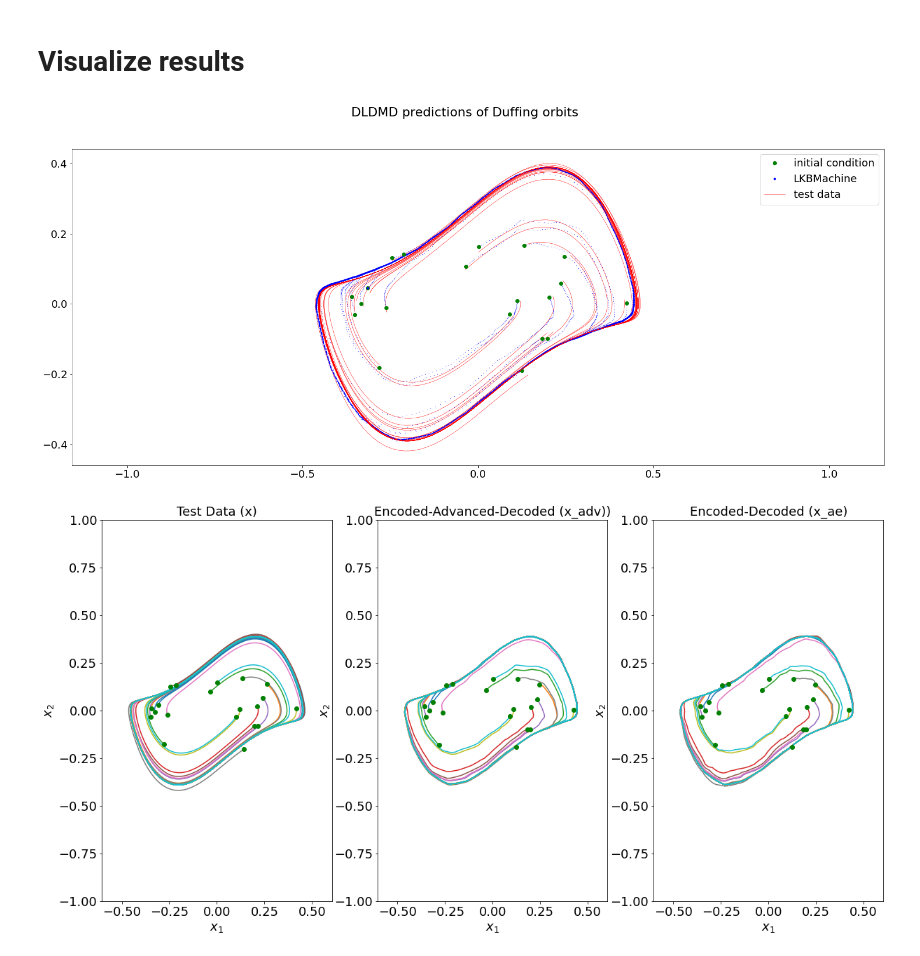
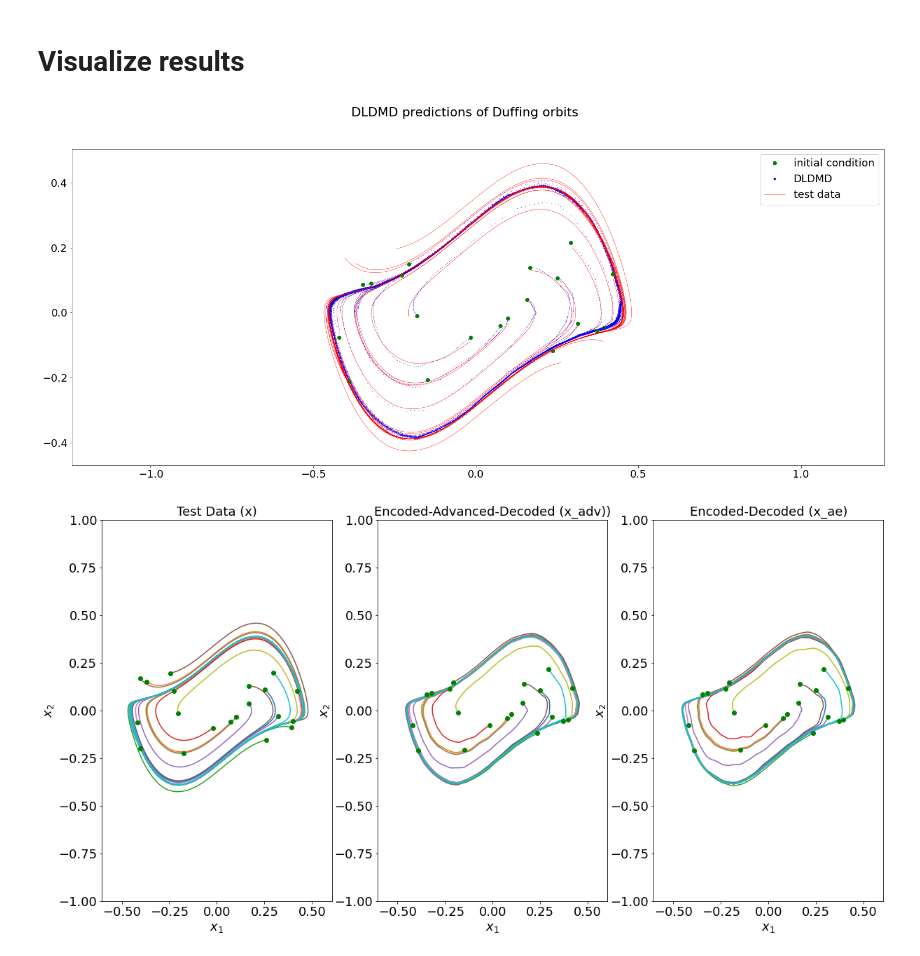
Before and after one commit to JayLago/DLDMD, a Jupyter notebook: examples/van_der_pol/Analysis_VanDerPol.ipynb, the cells around one changed output. Saved outputs shown, nothing was run; the diff lists cells and outputs as text; code cells hidden in the pictures.

Commit message:
Updating all test scripts for final report

```diff
--- a/examples/van_der_pol/Analysis_VanDerPol.ipynb
+++ b/examples/van_der_pol/Analysis_VanDerPol.ipynb
@@ -49,7 +50,8 @@ Running on device: /GPU:0
 # Load model and data
 # %%
 # SET THIS PATH (w/o file extension!). Both '.pkl' and '.h5' files should have same name
-model_path = './trained_models/van_der_pol_2021-07-13-1924/epoch_700_loss_-3.54'
+# model_path = './trained_models/van_der_pol_2021-07-13-1924/epoch_700_loss_-3.54'
+model_path = './trained_models/van_der_pol_2021-09-07-1911/epoch_200_loss_-3.4'
 model_hyp_params = model_path + '.pkl'
 model_weights = model_path + '.h5'
 
@@ -73,7 +75,8 @@ test_data = test_data[:hyp_params['batch_size'], :, :]
 
 # Load the trained DLDMD model weights
 model = dl.DLDMD(hyp_params)
-model.build(input_shape=test_data.shape)
+# model.build(input_shape=test_data.shape)
+model(test_data[:hyp_params['batch_size'], :, :])
 model.load_weights(model_weights)
 
 # Initialize the loss function
@@ -102,20 +105,20 @@ Log10 Loss: -3.5432551
 # %%
 skip = 10
 
 fig = plt.figure(3141, figsize=(25,10))
 ax1 = plt.subplot(1, 1, 1)
 for ii in range(0, test_data.shape[0], skip):
     ax1.plot(test_data[ii, :, 0], test_data[ii, :, 1], 'r-', lw=0.5)
     ax1.plot(x_adv[ii, :, 0], x_adv[ii, :, 1], 'b.', ms=0.5)
 ax1.plot(x_adv[::10, 0, 0], x_adv[::10, 0, 1], 'go', label='initial condition')
-ax1.plot(x_adv[0, 0, 0], x_adv[0, 0, 1], 'b.', label='LKBMachine')
+ax1.plot(x_adv[0, 0, 0], x_adv[0, 0, 1], 'b.', label='DLDMD')
 ax1.plot(test_data[0, :, 0], test_data[0, :, 1], 'r-', lw=0.5, label='test data')
 ax1.legend()
 ax1.axis('equal')
 plt.suptitle("DLDMD predictions of Duffing orbits")
 plt.show()
 # %% [output]
-[figure, old version]
+[figure, new version]
 # %%
 skip = 10
 
@@ -151,7 +154,7 @@ ax3.set_title("Encoded-Decoded (x_ae)", fontsize=fontsize)
 
 plt.show()
 # %% [output]
-[figure, old version]
+[figure, new version]
 # %%
 ic = 1
 
```
Also changed, not shown: parts of 3 cells of this notebook, 10 other files.
